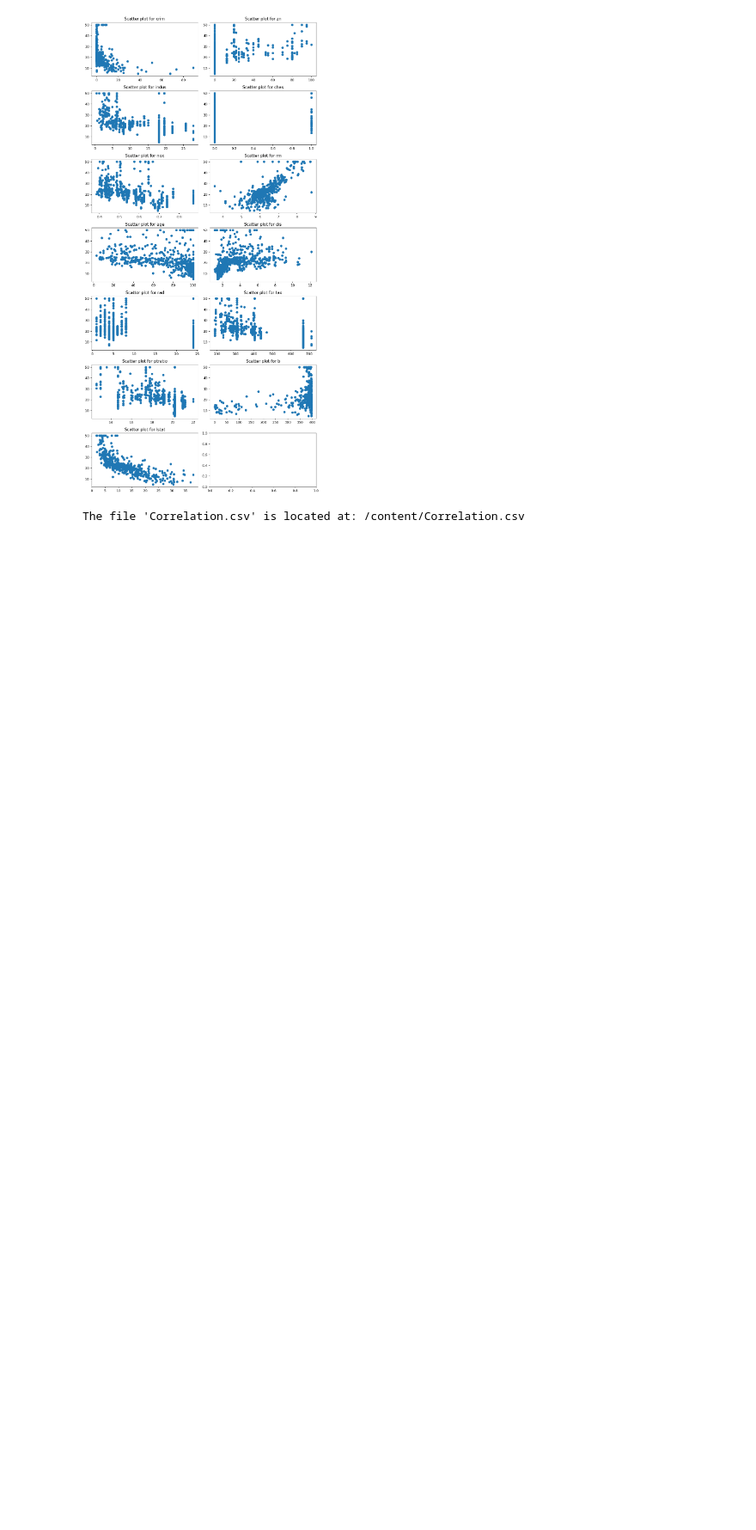
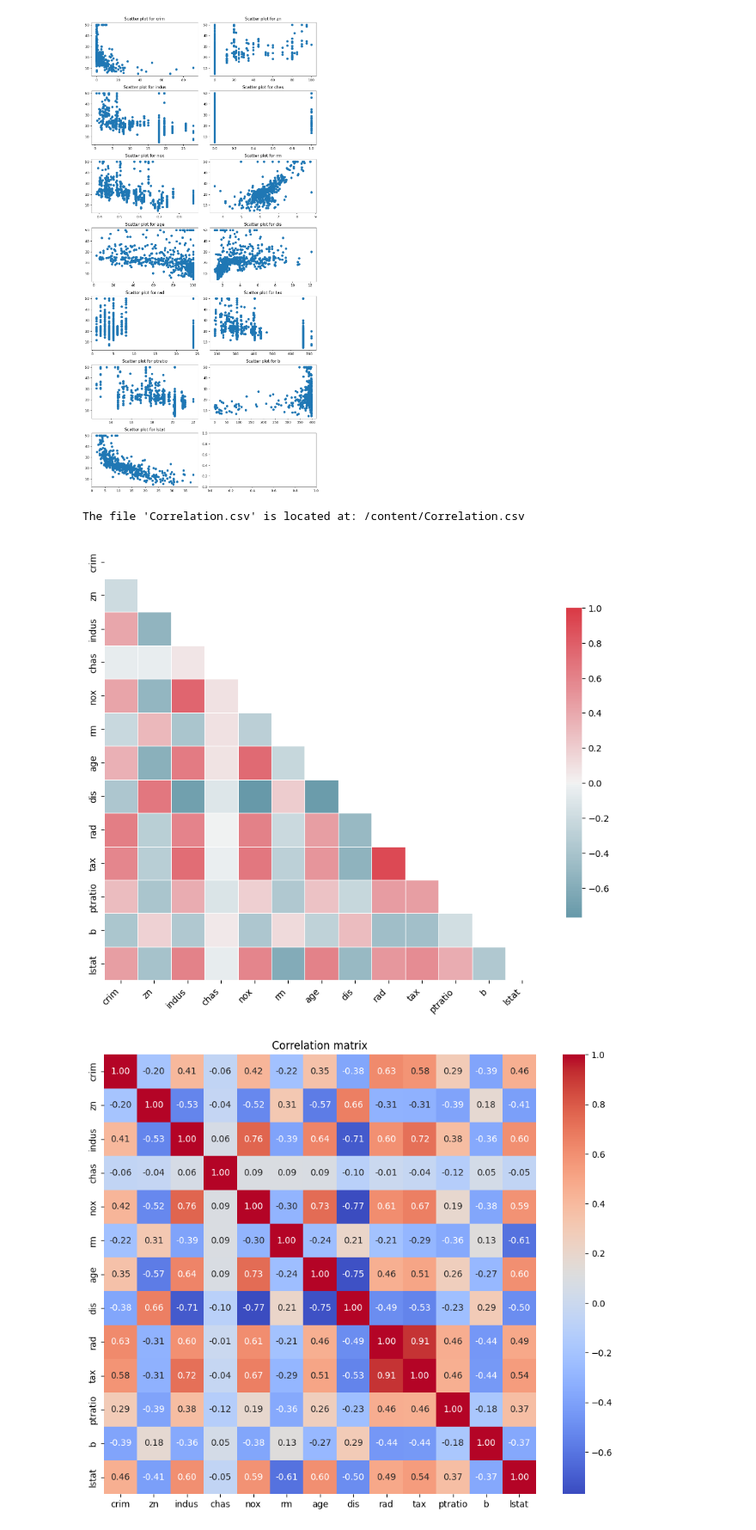
Before and after one commit to SergeyHSE/Gradient.github.io, a Jupyter notebook: GradientLR/GradientLR.ipynb, the cells around one changed output. Shown: that part at 86% size. Saved outputs shown, nothing was run; the diff lists cells and outputs as text; code cells hidden in the pictures; blank space fills up the shorter version.

```diff
--- a/GradientLR/GradientLR.ipynb
+++ b/GradientLR/GradientLR.ipynb
@@ -184,3 +184,25 @@ else:
     print(f"The file '{filename}' was not found in the current directory.")
 # %% [output]
 The file 'Correlation.csv' is located at: /content/Correlation.csv
+# %%
+# Create correlation heatmap
+
+mask = np.zeros_like(corr, dtype=bool)
+mask[np.triu_indices_from(mask)] = True
+figure, ax = plt.subplots(figsize=(11, 9), dpi=100)
+cmap = sns.diverging_palette(220, 10, as_cmap=True)
+ax = sns.heatmap(corr, mask=mask, cmap=cmap, vmax=1, center=0,
+            square=True, linewidths=.5, cbar_kws={"shrink": .7})
+ax.set_xticklabels(
+    ax.get_xticklabels(),
+    rotation=45,
+    horizontalalignment='right'
+)
+
+plt.figure(figsize=(11, 9), dpi=100)
+sns.heatmap(corr, annot=True, cmap='coolwarm', fmt='.2f')
+plt.title('Correlation matrix')
+plt.show()
+# %% [output]
+[figure, added]
+[figure, added]
```
Also changed, not shown: parts of 1 cell of this notebook.
